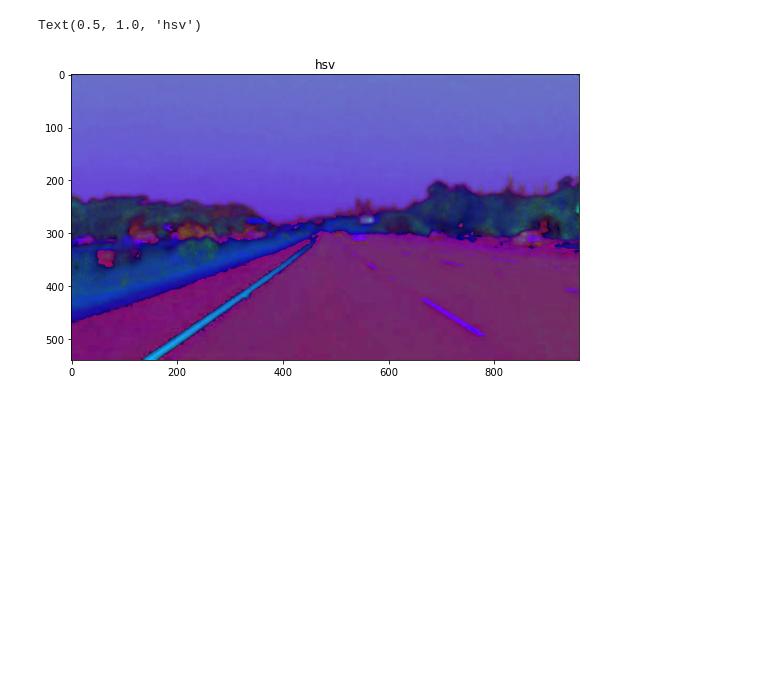
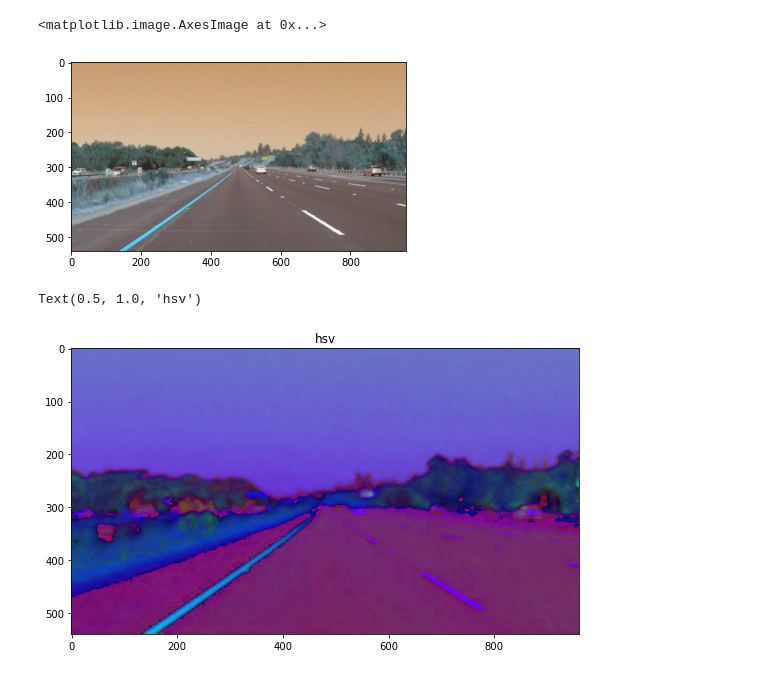
Before and after one commit to karthikeyanrathore/Lane-Line-Detection, a Jupyter notebook: Yellow Lane (PrePro).ipynb, the cells around one changed output. Cells and saved outputs as stored; diff of their text form; code cells hidden in the pictures; blank space fills up the shorter version.

```diff
--- a/Yellow Lane (PrePro).ipynb
+++ b/Yellow Lane (PrePro).ipynb
@@ -4,6 +4,10 @@ from matplotlib import pyplot as plt
 # %%
 img = cv2.imread("data/solidYellowLeft.jpg")
 #img  = cv2.cvtColor(img , cv2.COLOR_BGR2RGB)
+plt.imshow(img)
+# %% [output]
+<matplotlib.image.AxesImage at 0x...>
+[figure, added]
 # %%
 hsv = cv2.cvtColor(img, cv2.COLOR_BGR2HSV)
 # %%
```
Also changed, not shown: 1 other file.
